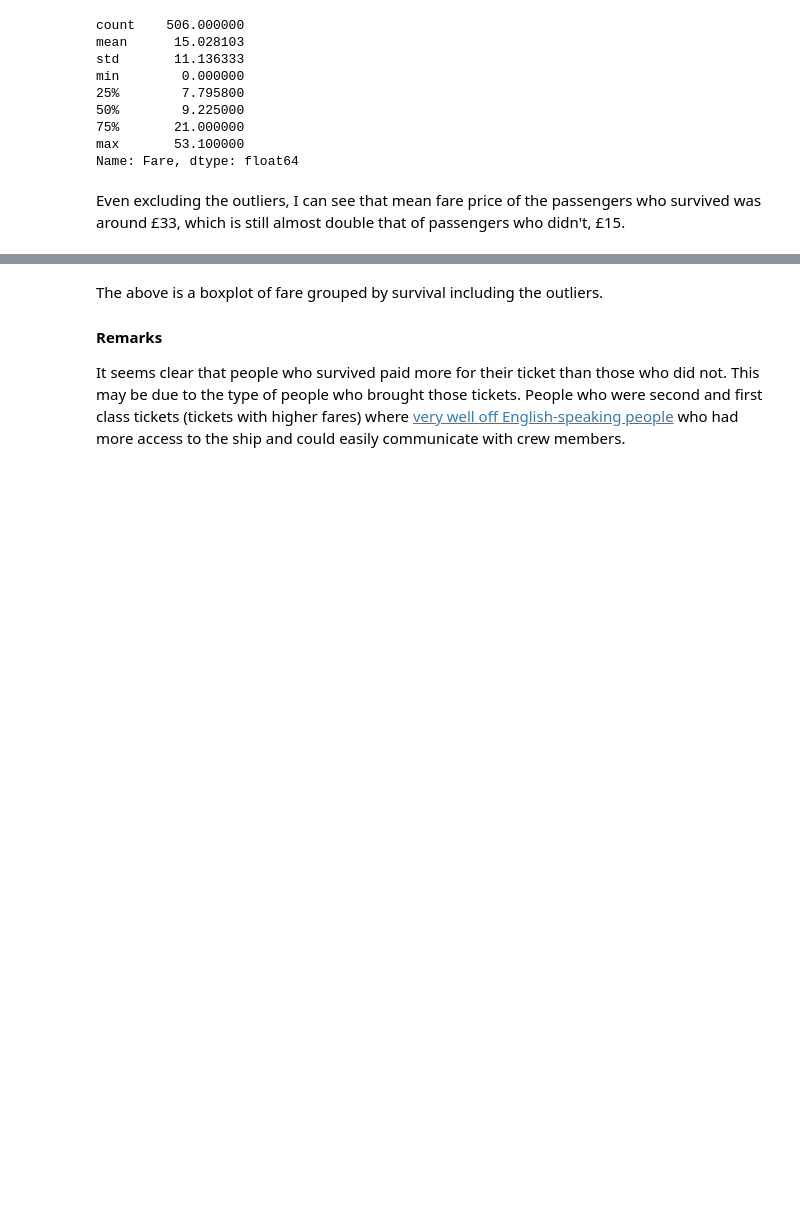
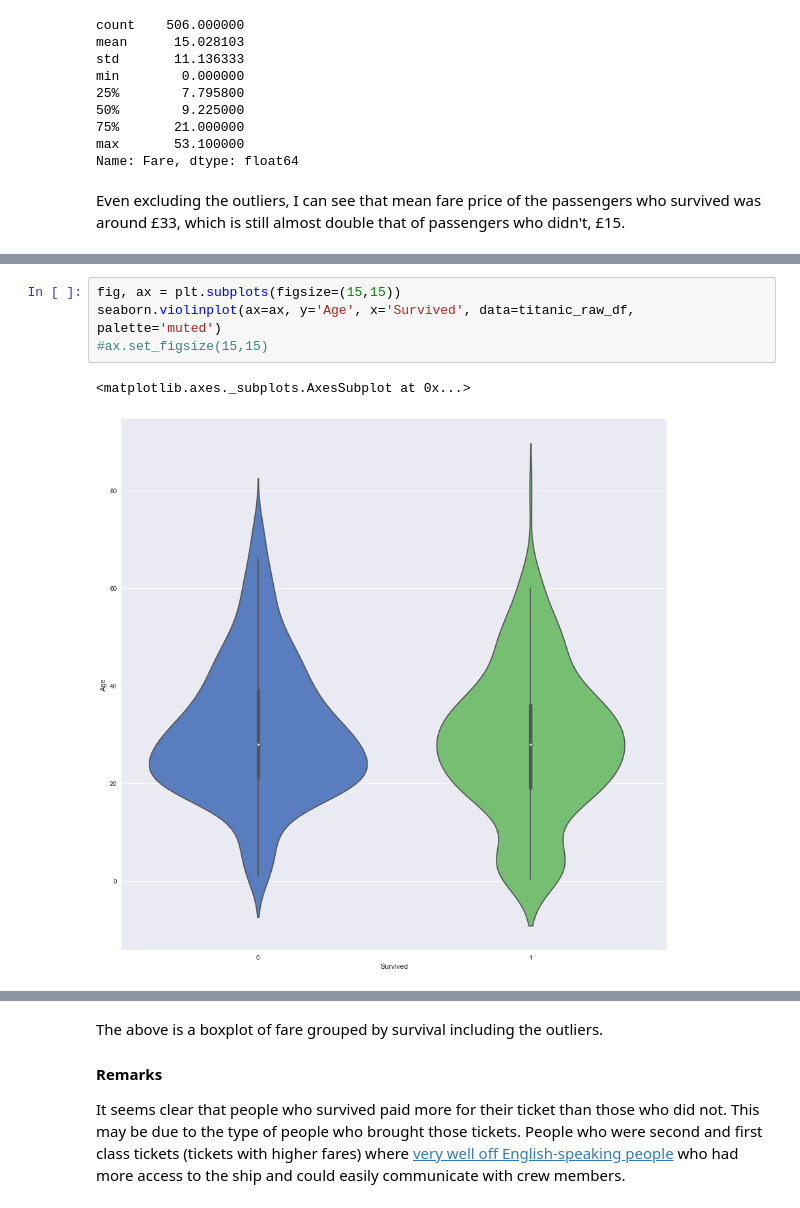
Before and after one commit to dataxerik/Udacity_Data_Analyst, a Jupyter notebook: Intro To Data Analytic/Intro To Data Analysis Project - Titanic Dataset.ipynb, the cells around one changed output, grey strips where cells are left out. Drawn from its saved outputs; the diff is of its cells as text; blank space fills up the shorter version.

```diff
--- a/Intro To Data Analytic/Intro To Data Analysis Project - Titanic Dataset.ipynb
+++ b/Intro To Data Analytic/Intro To Data Analysis Project - Titanic Dataset.ipynb
@@ -346,0 +402,7 @@ plt.show()
+# %%
+fig, ax = plt.subplots(figsize=(15,15))
+seaborn.violinplot(ax=ax, y='Age', x='Survived', data=titanic_raw_df, palette='muted')
+#ax.set_figsize(15,15)
+# %% [output]
+<matplotlib.axes._subplots.AxesSubplot at 0x...>
+[figure, added]
```
Also changed, not shown: parts of 22 cells of this notebook.
